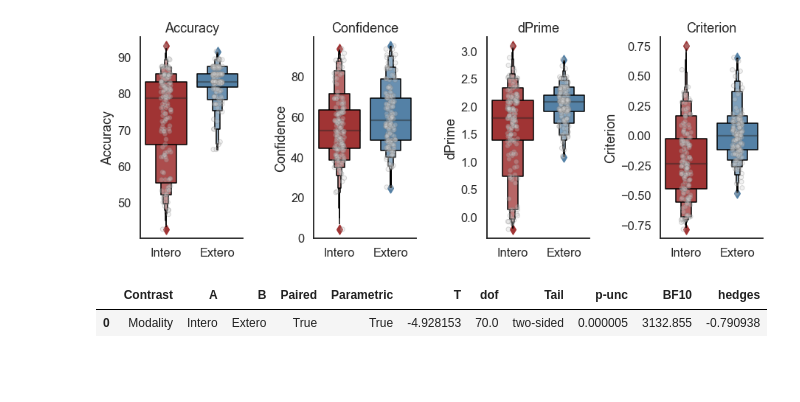
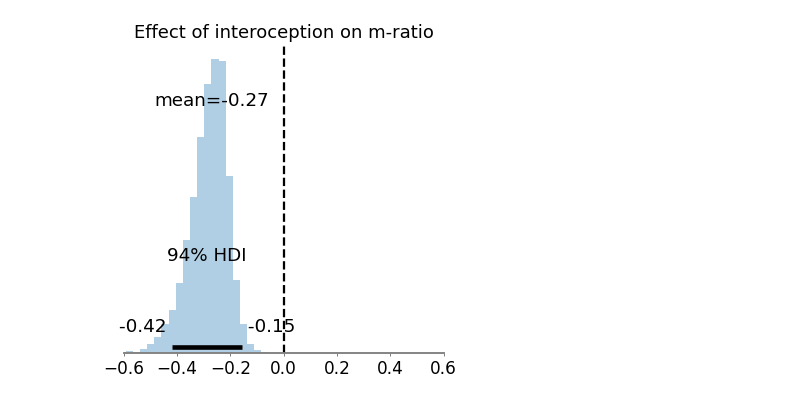
Before and after one commit to embodied-computation-group/CardioceptionPaper, a Jupyter notebook: code/3 - Metacognition.ipynb, the cells around one changed output. Cells and saved outputs as stored; diff of their text form; code cells hidden in the pictures; blank space fills up the shorter version.

```diff
--- a/code/3 - Metacognition.ipynb
+++ b/code/3 - Metacognition.ipynb
@@ -46,20 +131,8 @@ pg.pairwise_ttests(data=metadprime, dv='MetadPrime', within='Modality')
-# %%
-sns.set_context('talk')
-fig, axs = plt.subplots(1, 4, figsize=(13, 5))
-axs = axs.ravel()
-for i, metric in enumerate(['Accuracy', 'Confidence', 'dPrime', 'Criterion']):
-    sns.boxenplot(data=group_df, x='Modality', y=metric, ax=axs[i], palette=['firebrick', 'steelblue'])
-    sns.stripplot(data=group_df, x='Modality', y=metric, ax=axs[i], color='lightgray', linewidth=1, size=6, alpha=.3, dodge=True)
-    axs[i].set_title(metric)
-    axs[i].set_ylabel(metric)
-    axs[i].set_xlabel('')
-plt.tight_layout()
-sns.despine()
-#plt.savefig('metacognition.png', dpi=600)
-# %% [output]
-[figure, removed]
-# %%
-pg.pairwise_ttests(data=group_df, dv='dPrime', within='Modality')
-# %% [output]
-|  | Contrast | A | B | Paired | Parametric | T | dof | Tail | p-unc | BF10 | hedges |
-| 0 | Modality | Intero | Extero | True | True | -4.928153 | 70.0 | two-sided | 0.000005 | 3132.855 | -0.790938 |
+# %%
+ax = az.plot_posterior(samples.value.to_numpy(), figsize=(5, 5), kind='hist', bins=20)
+ax.axvline(x=0, linestyle='--', color='k')
+ax.set_xlim(-.6, .6)
+ax.set_title('Effect of interoception on m-ratio')
+plt.savefig(path + '/figures/Fig3_betas.svg', dpi=600)
+# %% [output]
+[figure, added]
```
Also changed, not shown: parts of 18 cells of this notebook, 3 other files.
